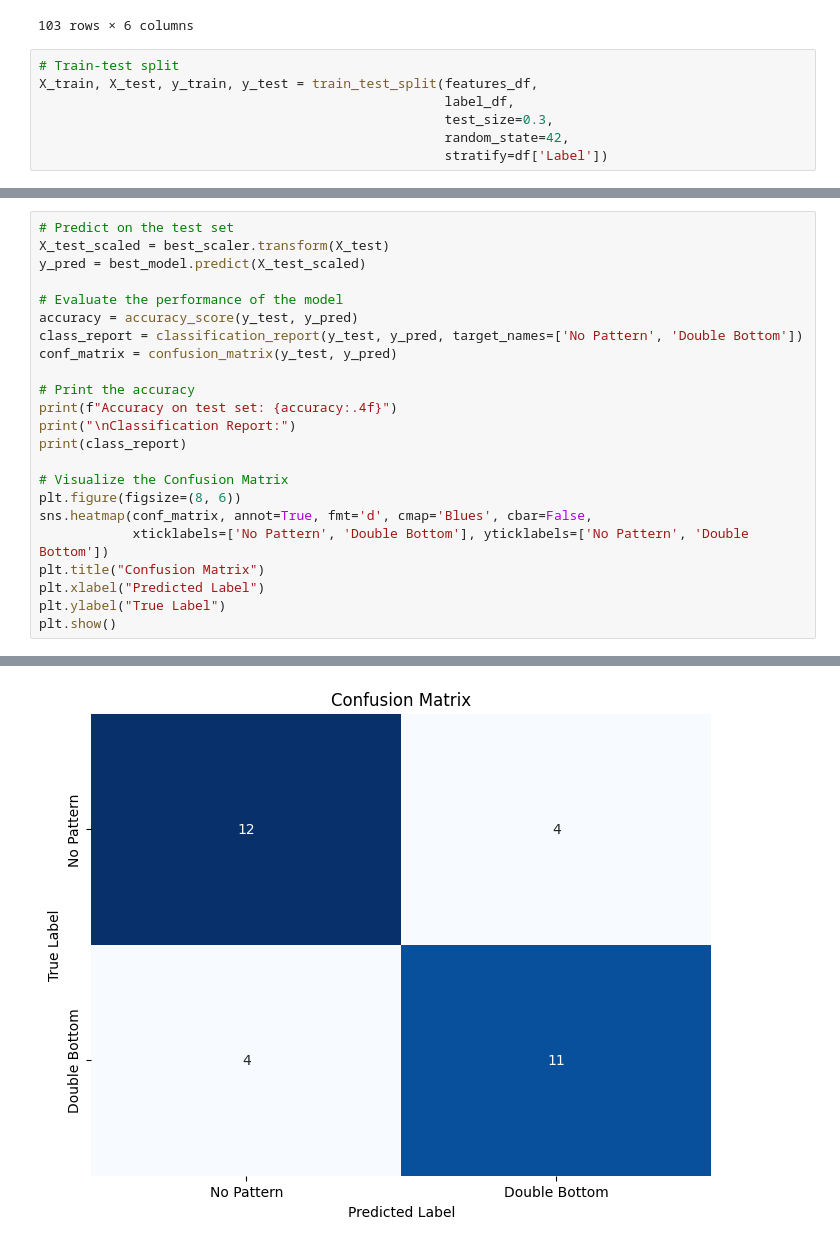
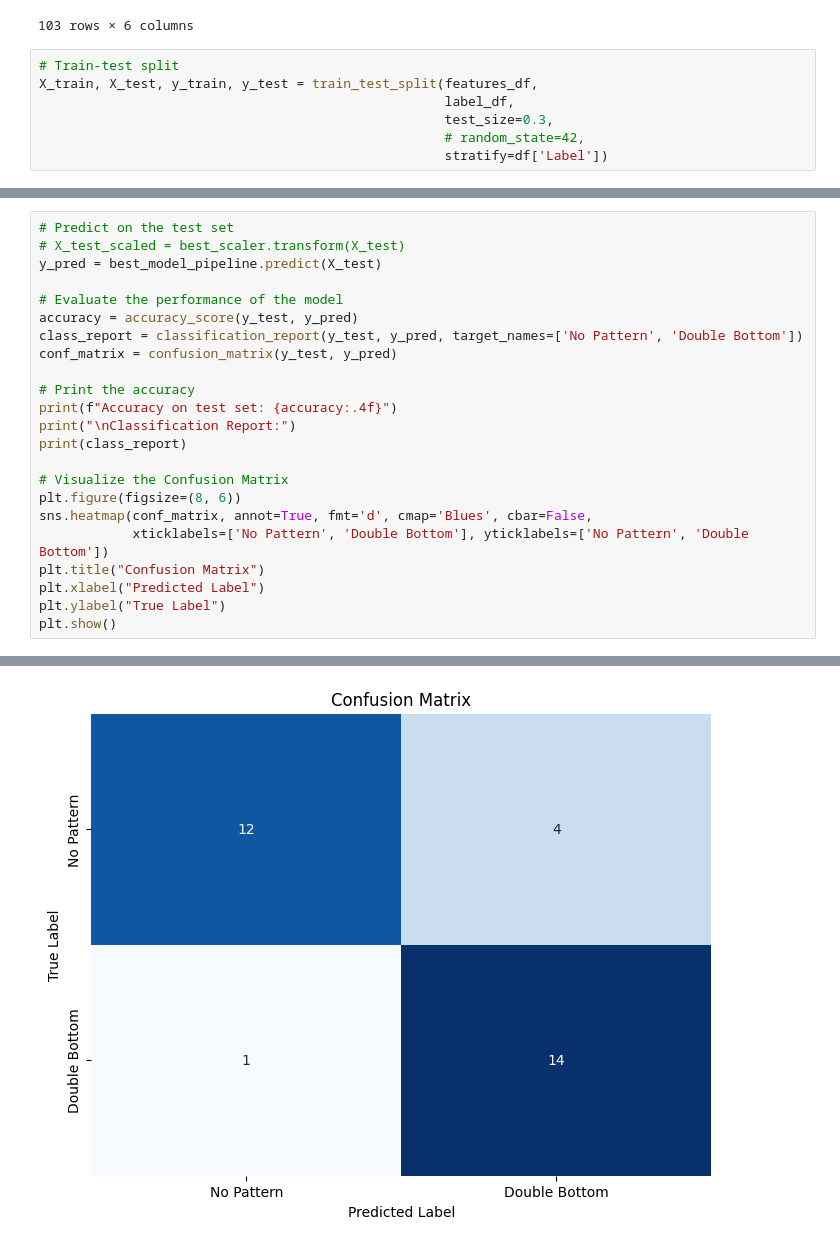
Before and after one commit to TA-Experiments-WSC/double-bottom-detection-ml, a Jupyter notebook: notebooks/04_train.ipynb, the cells around one changed output, grey strips where cells are left out. Drawn from its saved outputs; the diff is of its cells as text.

```diff
--- a/notebooks/04_train.ipynb
+++ b/notebooks/04_train.ipynb
@@ -62,5 +62,5 @@ features_df
 X_train, X_test, y_train, y_test = train_test_split(features_df,
                                                     label_df,
                                                     test_size=0.3,
-                                                    random_state=42,
+                                                    # random_state=42,
                                                     stratify=df['Label'])
@@ -139,7 +258,7 @@ Best Cross-Validation Score: 0.8055555555555555
 # %%
 # Predict on the test set
-X_test_scaled = best_scaler.transform(X_test)
-y_pred = best_model.predict(X_test_scaled)
+# X_test_scaled = best_scaler.transform(X_test)
+y_pred = best_model_pipeline.predict(X_test)
 
 # Evaluate the performance of the model
 accuracy = accuracy_score(y_test, y_pred)
@@ -174,4 +293,4 @@ Double Bottom       0.73      0.73      0.73        15
-[figure, old version]
+[figure, new version]
 # %%
 # Compute precision, recall, and f1-score for each class
 precision = precision_score(y_test, y_pred, average=None)
```
Also changed, not shown: parts of 5 cells of this notebook.
